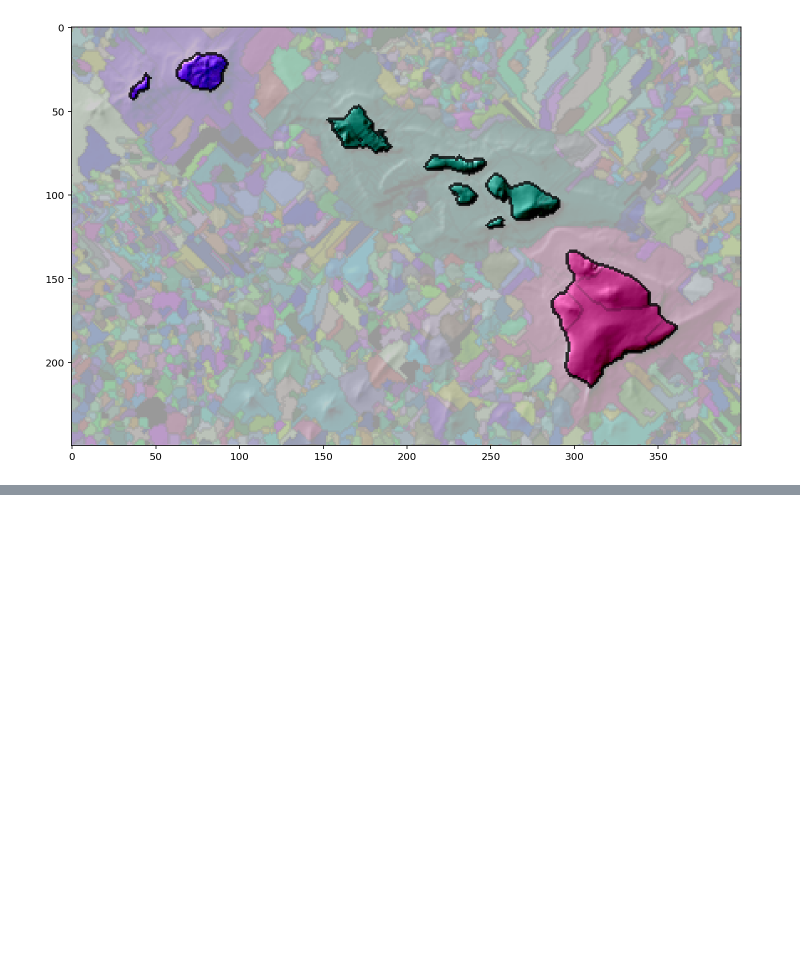
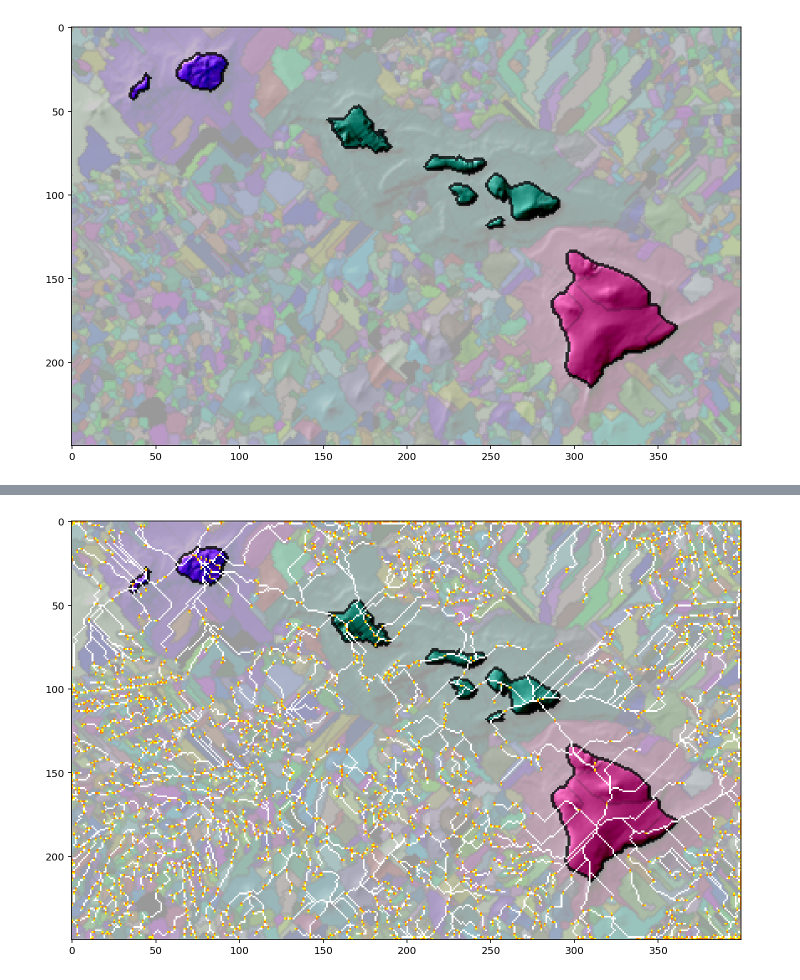
Before and after one commit to conradarcturus/mapalgo, a Jupyter notebook: 03_Mountain_Ranges.ipynb, the cells around one changed output, grey strips where cells are left out. Drawn from its saved outputs; the diff is of its cells as text; code cells hidden in the pictures; blank space fills up the shorter version.

Commit message:
Visualize ridge lines
This change extends the Mountain Ranges notebook with various ways to visualize the ridge lines -- the highest hillsides where the regions are combined.

```diff
--- a/03_Mountain_Ranges.ipynb
+++ b/03_Mountain_Ranges.ipynb
@@ -251,0 +265,45 @@ RasterImage(map_elevation) \
+# %%
+# Add rivers from all of the ridge nodes
+# We can look at all of the merge points and draw ridge lines
+# up to the peaks on either side -- this is the tallest path connecting
+# the two mountains
+
+# nodes_mntrange = map_mountain.getNumNodes()
+nodes_highest_neighbor_index = map_highest_neighbor_index.getDataFlat()
+nodes_ridge = np.zeros(map_mountain.getNumNodes(), dtype=bool)
+nodes_lo_ridge = np.zeros(map_mountain.getNumNodes(), dtype=bool)
+nodes_hi_ridge = np.zeros(map_mountain.getNumNodes(), dtype=bool)
+
+for node_lo in merges_lo_ridge_node:
+    if (node_lo == -1):
+        continue
+    nodes_lo_ridge[node_lo] = True
+    cur_node = node_lo
+    while cur_node != -1:
+        nodes_ridge[cur_node] = True
+        cur_node = nodes_highest_neighbor_index[cur_node]
+
+for node_hi in merges_hi_ridge_node:
+    if (node_hi == -1):
+        continue
+    nodes_hi_ridge[node_hi] = True
+    cur_node = node_hi
+    while cur_node != -1:
+        nodes_ridge[cur_node] = True
+        cur_node = nodes_highest_neighbor_index[cur_node]
+
+# Draw the map
+RasterImage(map_elevation) \
+    .addLayer('base', 1) \
+    .addLayer('mountain_border', 0.8, nodes_selected=map_mountain_border.getDataFlat()) \
+    .addLayer('mntrange_border', 0.8, nodes_selected=map_mntrange_border.getDataFlat(), combine='multiply') \
+    .addLayer('mntrange', map_mntrange.getDataFlat(), colormap='hashed', combine='multiply', opacity=0.5) \
+    .addLayer('hillshade', map_hillshade.getDataFlat(), combine='add', opacity=1, dissolve=1) \
+    .addLayer('sea', 1.2, nodes_selected=map_elevation.getDataFlat() < 0, combine='add', dissolve=.2) \
+    .addLayer('coast', 0.2, nodes_selected=map_landsea_border.getDataFlat(), combine='multiply') \
+    .addLayer('ridge', 1, nodes_selected=nodes_ridge, combine='set') \
+    .addLayer('lo_ridge', [1, 1, 0], nodes_selected=nodes_lo_ridge, combine='set') \
+    .addLayer('hi_ridge', [1, .5, 0], nodes_selected=nodes_hi_ridge, combine='set') \
+    .display().overrideLayerNames(['mountain_range_algo2_ridges1']).final()
+# %% [output]
+[figure, added]
```
Also changed, not shown: parts of 7 cells of this notebook, 5 other files.
